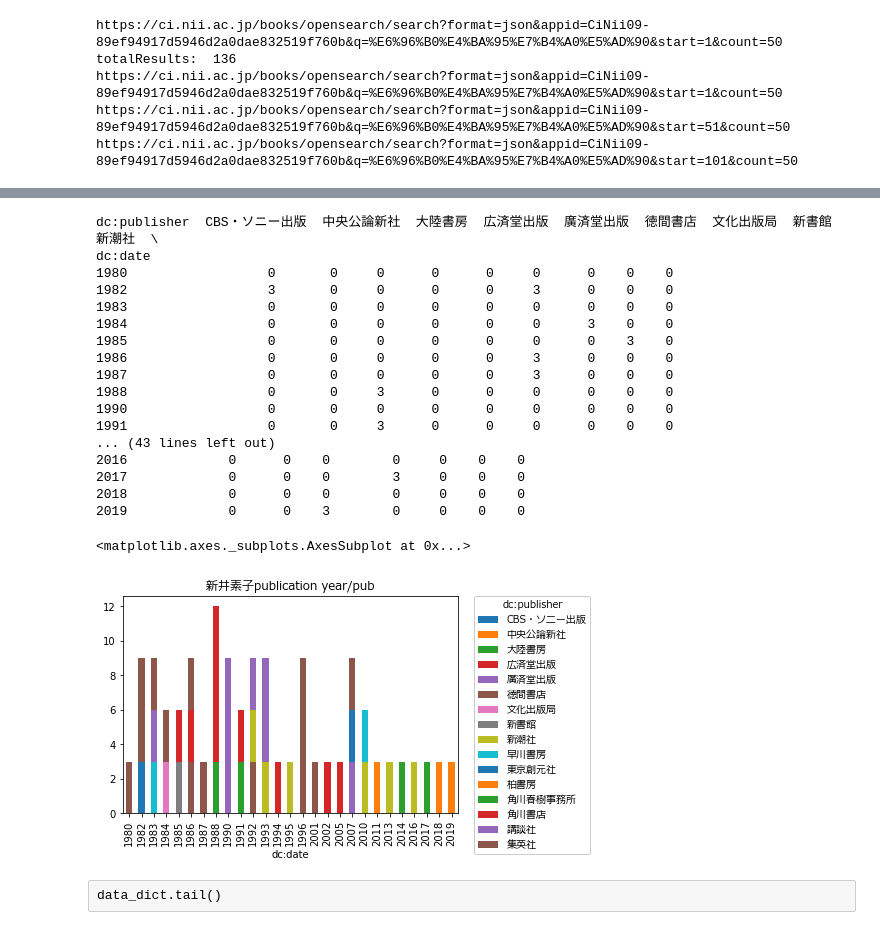
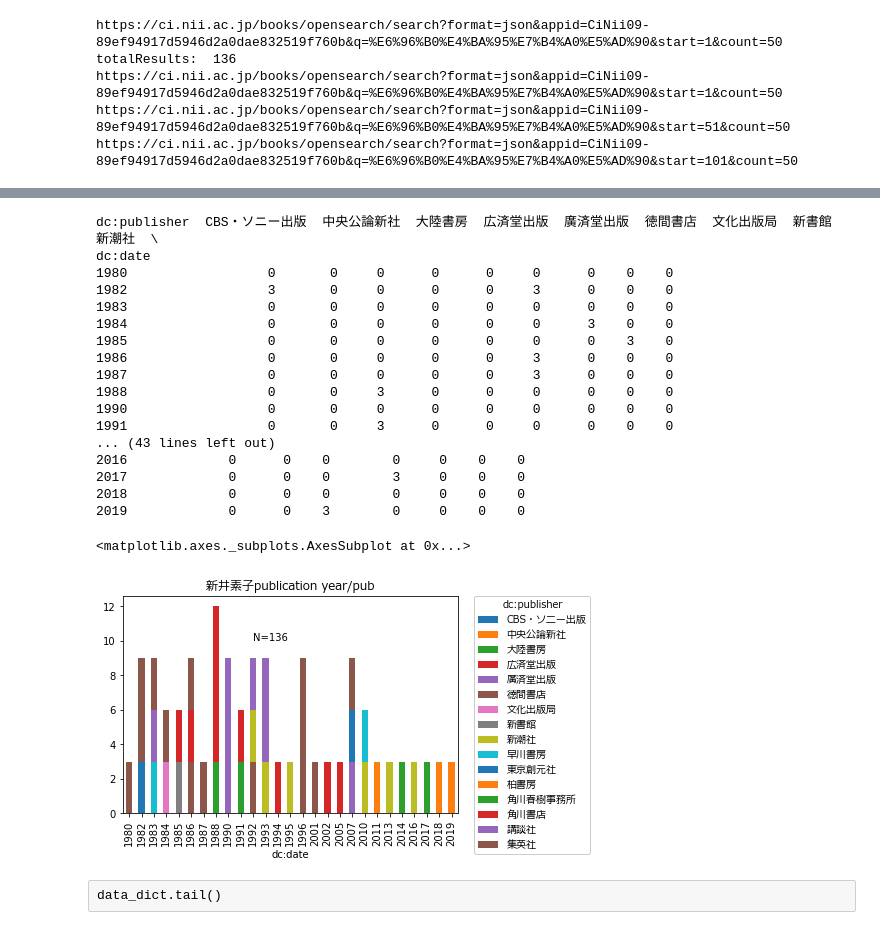
Before and after one commit to wonox/cinii2df, a Jupyter notebook: cib2df.ipynb, the cells around one changed output, grey strips where cells are left out. Cells and saved outputs as stored; diff of their text form; code cells hidden in the pictures.

```diff
--- a/cib2df.ipynb
+++ b/cib2df.ipynb
@@ -14,7 +14,7 @@ import json
 import time
 
 #APPID = "xxxxx" # APPIDはCiNiiで取得してセット
-APPID = "xxxxx"
+APPID = "CiNii09-89ef94917d5946d2a0dae832519f760b"
 keyword2 = "新井素子"
 keyword = urllib.parse.quote(keyword2)
 count = 50
@@ -78,5 +75,6 @@ histg.figure.savefig("chart.jpg")
 # %%
 %matplotlib inline
+# import matplotlib.pyplot as plt
 # normalize='index'で行ごとの割合で集計される
 data_dict['dc:creator'] = data_dict['dc:creator'].str.replace('\[', '222') # これは置換できた
 data_dict['dc:publisher'] = data_dict['dc:publisher'].apply(''.join) # やっとできた[]をとる
@@ -84,34 +82,35 @@ data_dict['dc:publisher'] = data_dict['dc:publisher'].apply(''.join) # やっと
 cros = pd.crosstab(data_dict.loc[:,'dc:date'],data_dict.loc[:,'dc:publisher'])
 print(cros)
 # stacked=Trueで積み上げ機能オン
 crosg = cros.plot.bar(stacked=True)
 title = keyword2 + 'publication year/pub'
 crosg.set_title(title, fontname="Meiryo")
 legend = crosg.legend(framealpha=1.0, prop={"family":"Meiryo"},bbox_to_anchor=(1.05, 1), loc='upper left', borderaxespad=0, fontsize=18)
 # (bbox_to_anchor=(1.05, 1), loc='upper left', borderaxespad=0, fontsize=18)
 legend.set_title('dc:publisher', prop={"family":"Meiryo"})
+crosg.text(10, 10, 'N='+totalResults)
 # crosg.legend(["凡例"], prop={"family":"Meiryo"})
 crosg
 # %% [output]
 dc:publisher  CBS・ソニー出版  中央公論新社  大陸書房  広済堂出版  廣済堂出版  徳間書店  文化出版局  新書館  新潮社  \
 dc:date
 1980                  0       0     0      0      0     0      0    0    0
 1982                  3       0     0      0      0     3      0    0    0
 1983                  0       0     0      0      0     0      0    0    0
 1984                  0       0     0      0      0     0      3    0    0
 1985                  0       0     0      0      0     0      0    3    0
 1986                  0       0     0      0      0     3      0    0    0
 1987                  0       0     0      0      0     3      0    0    0
 1988                  0       0     3      0      0     0      0    0    0
 1990                  0       0     0      0      0     0      0    0    0
 1991                  0       0     3      0      0     0      0    0    0
 ... (43 lines left out)
 2016             0      0    0        0     0    0    0
 2017             0      0    0        3     0    0    0
 2018             0      0    0        0     0    0    0
 2019             0      0    3        0     0    0    0
 <matplotlib.axes._subplots.AxesSubplot at 0x...>
-[figure, old version]
+[figure, new version]
 # %%
 # CSV出力
 data_dict.to_csv('cib_data.csv', encoding='utf-8_sig', quoting=csv.QUOTE_ALL, index=False )
```
Also changed, not shown: parts of 2 cells of this notebook, 2 other files.
